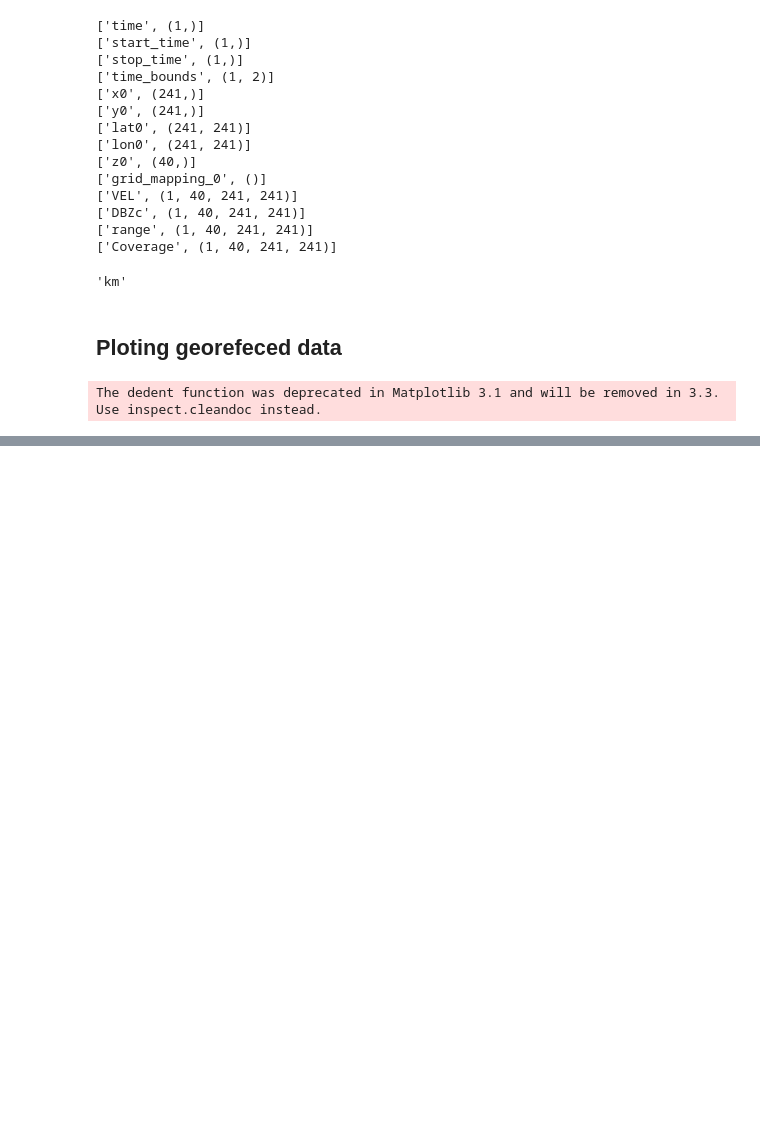
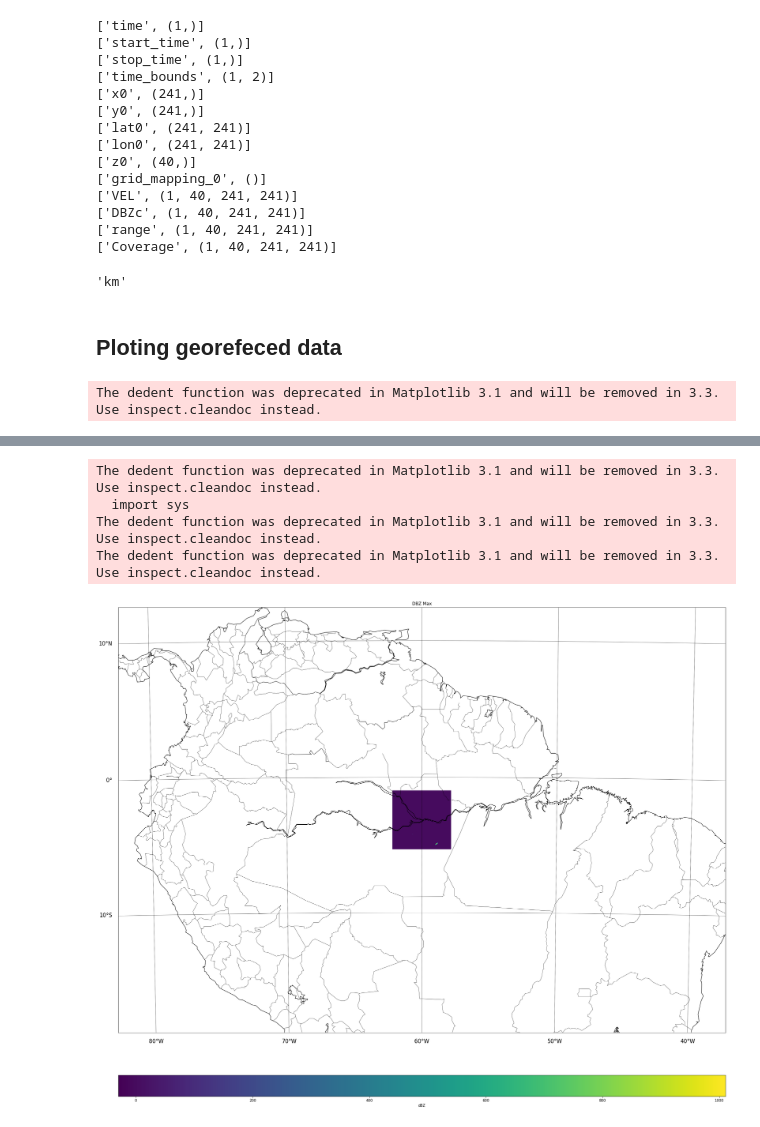
Before and after one commit to helvecioneto/CAP-394, a Jupyter notebook: 01-Analise-Exploratoria-GOAmazon.ipynb, the cells around one changed output, grey strips where cells are left out. Cells and saved outputs as stored; diff of their text form; code cells hidden in the pictures; blank space fills up the shorter version.

```diff
--- a/01-Analise-Exploratoria-GOAmazon.ipynb
+++ b/01-Analise-Exploratoria-GOAmazon.ipynb
@@ -167,0 +160,2 @@ for i in range(40):
+# %%
+dbz2 = total
@@ -167,0 +165,44 @@ for i in range(40):
+# %%
+lat_0 = lat.mean()
+lon_0 = lon.mean()
+# %%
+lat_ = np.ma.MaskedArray(lat)
+lon_ = np.ma.MaskedArray(lon)
+# %%
+xi, yi = m(lon_, lat_)
+# %%
+dados = np.nan_to_num(dbz2, nan=0.0)
+
+plt.figure(figsize=(40,25))
+
+m = Basemap(width=5000000,height=3500000,
+            resolution='l',projection='lcc',\
+            lat_ts=40,lat_0=lat_0,lon_0=lon_0,)
+
+cs = m.pcolor(xi,yi,dados)
+
+
+# # # # Add Grid Lines
+m.drawparallels(np.arange(-80., 81., 10.), labels=[1,0,0,0], fontsize=15)
+m.drawmeridians(np.arange(-180., 181., 10.), labels=[0,0,0,1], fontsize=15)
+
+
+# # # # # Add Coastlines, States, and Country Boundaries
+m.drawcoastlines()
+m.drawstates()
+m.drawcountries()
+
+# # # # # Add Colorbar
+cbar = m.colorbar(cs, location='bottom', pad="10%")
+cbar.set_label(dbz_units)
+
+# # # # # Add Title
+plt.title('DBZ Max')
+
+plt.show()
+# %% [output]
+The dedent function was deprecated in Matplotlib 3.1 and will be removed in 3.3. Use inspect.cleandoc instead.
+  import sys
+The dedent function was deprecated in Matplotlib 3.1 and will be removed in 3.3. Use inspect.cleandoc instead.
+The dedent function was deprecated in Matplotlib 3.1 and will be removed in 3.3. Use inspect.cleandoc instead.
+[figure, added]
```
Also changed, not shown: parts of 16 cells of this notebook, 10 other files.
